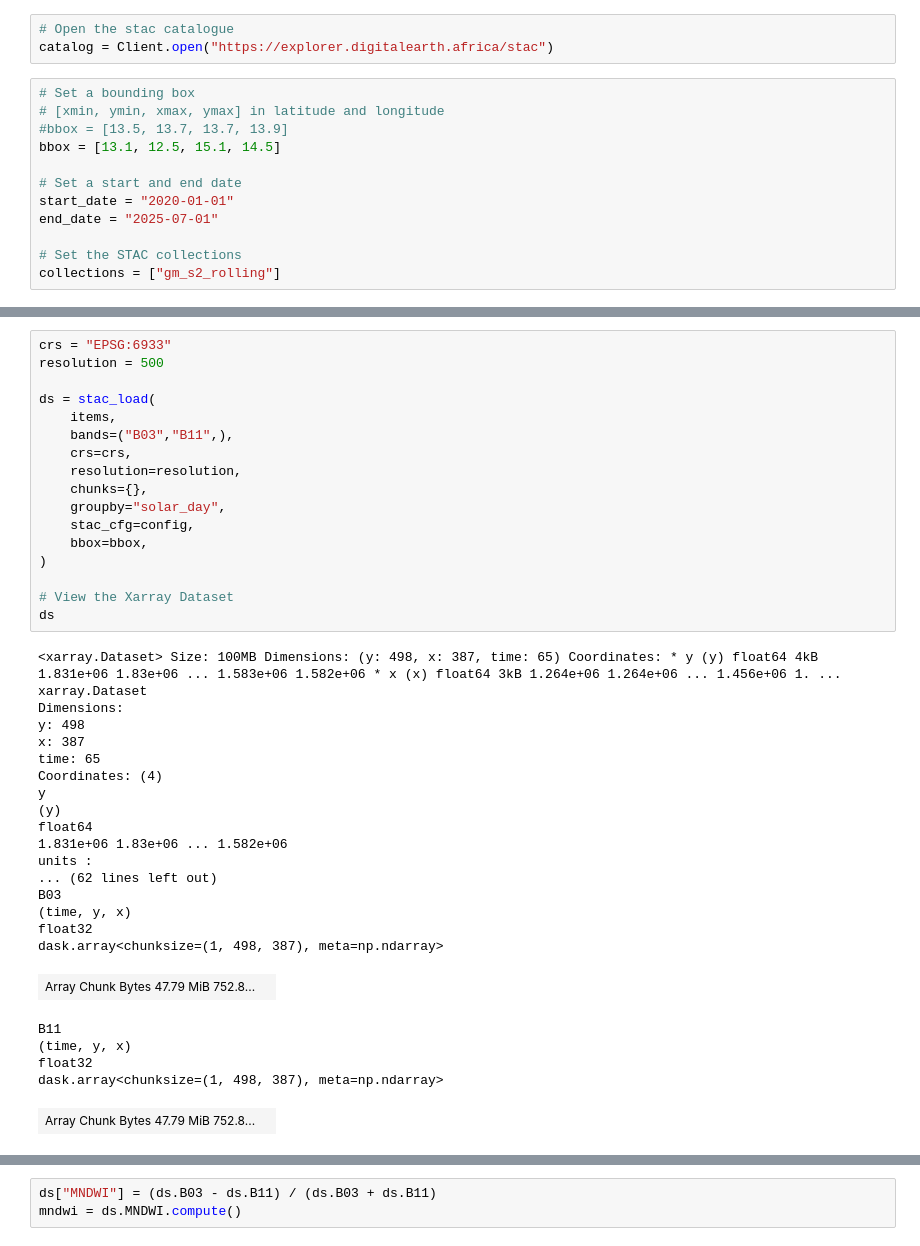
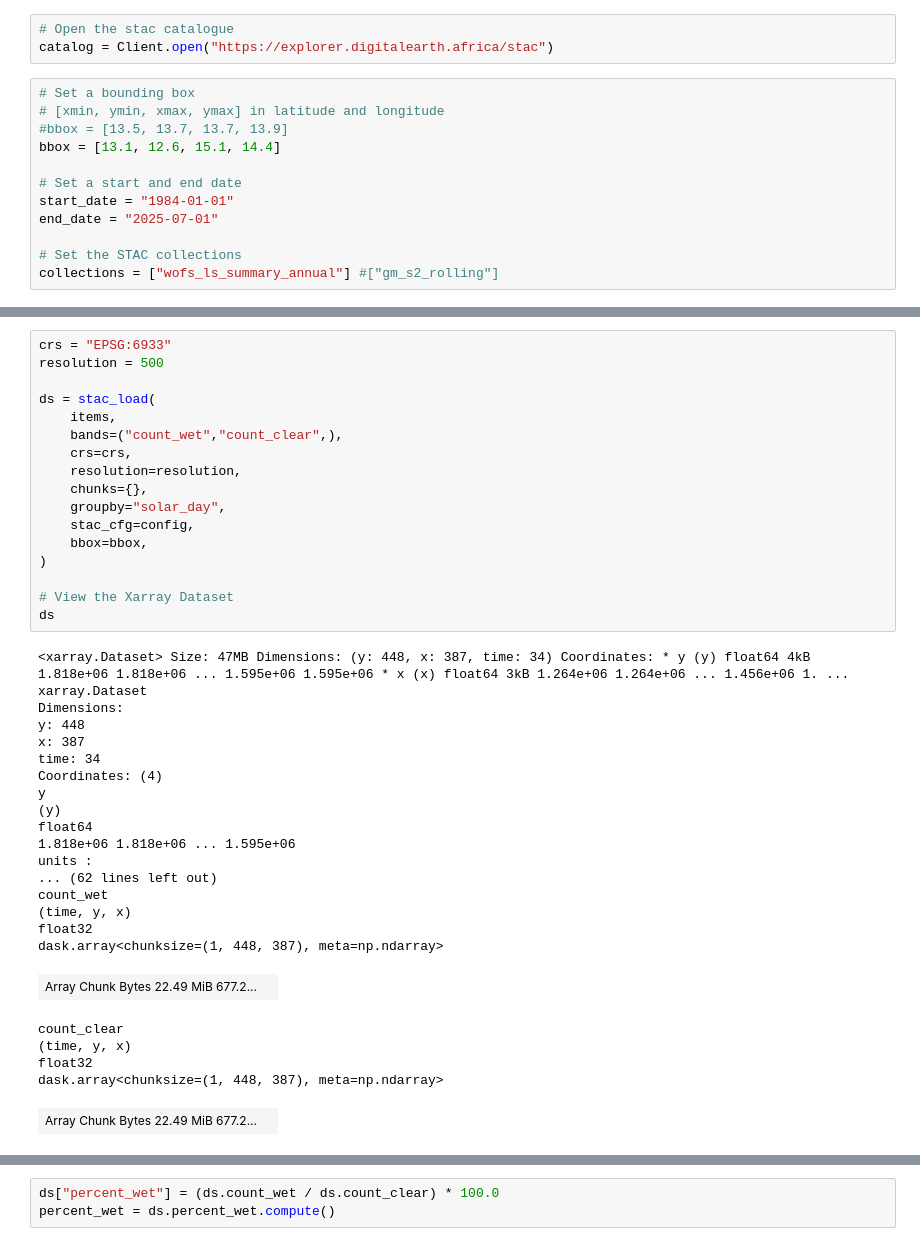
Before and after one commit to jirikadlec2/cloud_computing_workshop, a Jupyter notebook: notebooks/lake_chad_wofs.ipynb, the cells around one changed output, grey strips where cells are left out. Drawn from its saved outputs; the diff is of its cells as text.

```diff
--- a/notebooks/lake_chad_wofs.ipynb
+++ b/notebooks/lake_chad_wofs.ipynb
@@ -71,14 +71,14 @@ catalog = Client.open("https://explorer.digitalearth.africa/stac")
 # Set a bounding box
 # [xmin, ymin, xmax, ymax] in latitude and longitude
 #bbox = [13.5, 13.7, 13.7, 13.9]
-bbox = [13.1, 12.5, 15.1, 14.5]
+bbox = [13.1, 12.6, 15.1, 14.4]
 
 # Set a start and end date
-start_date = "2020-01-01"
+start_date = "1984-01-01"
 end_date = "2025-07-01"
 
 # Set the STAC collections
-collections = ["gm_s2_rolling"]
+collections = ["wofs_ls_summary_annual"] #["gm_s2_rolling"]
 # %%
 # Build a query with the set parameters
 query = catalog.search(
@@ -93,44 +93,44 @@ Found: 780 datasets
 # %%
 crs = "EPSG:6933"
 resolution = 500
 
 ds = stac_load(
     items,
-    bands=("B03","B11",),
+    bands=("count_wet","count_clear",),
     crs=crs,
     resolution=resolution,
     chunks={},
     groupby="solar_day",
     stac_cfg=config,
     bbox=bbox,
 )
 
 # View the Xarray Dataset
 ds
 # %% [output]
-<xarray.Dataset> Size: 100MB Dimensions: (y: 498, x: 387, time: 65) Coordinates: * y (y) float64 4kB 1.831e+06 1.83e+06 ... 1.583e+06 1.582e+06 * x (x) float64 3kB 1.264e+06 1.264e+06 ... 1.456e+06 1. ...
+<xarray.Dataset> Size: 47MB Dimensions: (y: 448, x: 387, time: 34) Coordinates: * y (y) float64 4kB 1.818e+06 1.818e+06 ... 1.595e+06 1.595e+06 * x (x) float64 3kB 1.264e+06 1.264e+06 ... 1.456e+06 1. ...
 xarray.Dataset
 Dimensions:
-y: 498
+y: 448
 x: 387
-time: 65
+time: 34
 Coordinates: (4)
 y
 (y)
 float64
-1.831e+06 1.83e+06 ... 1.582e+06
+1.818e+06 1.818e+06 ... 1.595e+06
 units :
 ... (62 lines left out)
-B03
+count_wet
 (time, y, x)
 float32
-dask.array<chunksize=(1, 498, 387), meta=np.ndarray>
+dask.array<chunksize=(1, 448, 387), meta=np.ndarray>
-| Array Chunk Bytes 47.79 MiB 752.8... |  |
+| Array Chunk Bytes 22.49 MiB 677.2... |  |
-B11
+count_clear
 (time, y, x)
 float32
-dask.array<chunksize=(1, 498, 387), meta=np.ndarray>
+dask.array<chunksize=(1, 448, 387), meta=np.ndarray>
-| Array Chunk Bytes 47.79 MiB 752.8... |  |
+| Array Chunk Bytes 22.49 MiB 677.2... |  |
 Indexes: (3)
 y
 PandasIndex
@@ -144,5 +144,5 @@ PandasIndex(DatetimeIndex(['2020-01-01', '2020-02-01', '2020-03-01', '2020-04-01
 Attributes: (0)
-# %%
-ds["MNDWI"] = (ds.B03 - ds.B11) / (ds.B03 + ds.B11)
-mndwi = ds.MNDWI.compute()
+# %%
+ds["percent_wet"] = (ds.count_wet / ds.count_clear) * 100.0
+percent_wet = ds.percent_wet.compute()
 # %%
```
Also changed, not shown: parts of 4 cells of this notebook.
